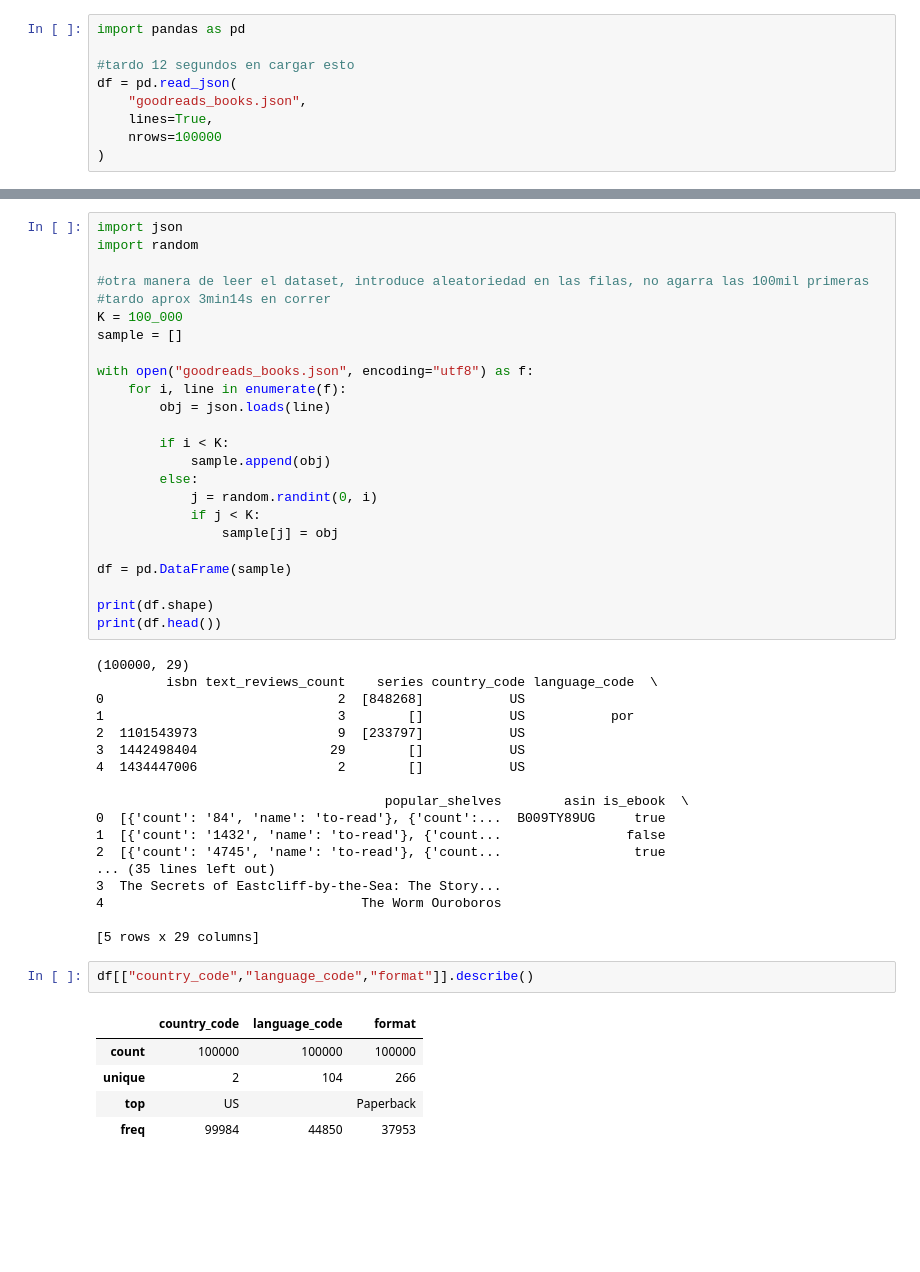
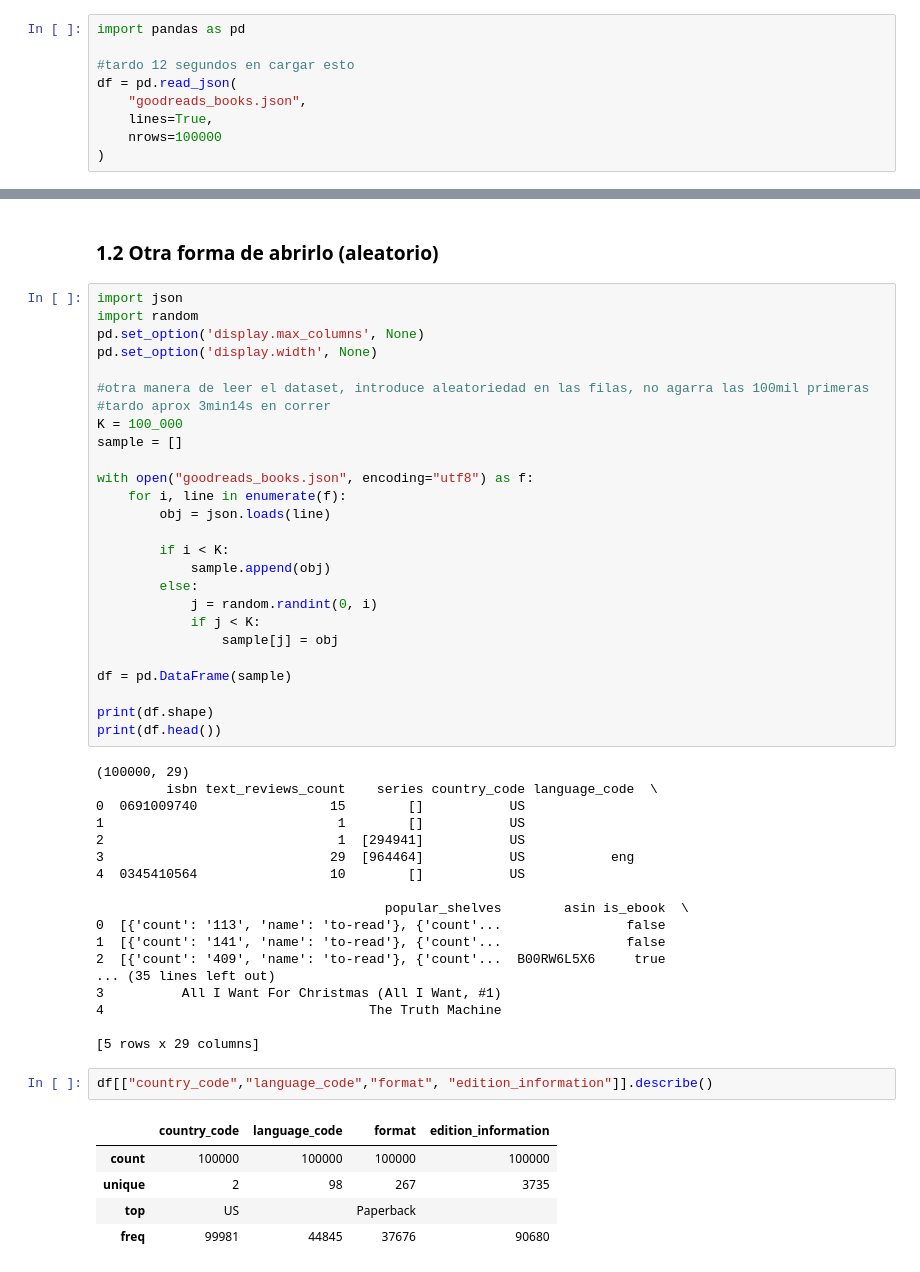
Before and after one commit to SolGarciaPereyra/Clasificador_Recomendador_Libros, a Jupyter notebook: explorando_dataset.ipynb, the cells around one changed output, grey strips where cells are left out. Cells and saved outputs as stored; diff of their text form; blank space fills up the shorter version.

```diff
--- a/explorando_dataset.ipynb
+++ b/explorando_dataset.ipynb
@@ -45,6 +78,10 @@ df[["country_code","language_code","format"]].describe()
+# %% [markdown]
+### 1.2 Otra forma de abrirlo (aleatorio)
 # %%
 import json
 import random
+pd.set_option('display.max_columns', None)
+pd.set_option('display.width', None)
 
 #otra manera de leer el dataset, introduce aleatoriedad en las filas, no agarra las 100mil primeras
 #tardo aprox 3min14s en correr
@@ -69,26 +106,26 @@ print(df.head())
 # %% [output]
 (100000, 29)
          isbn text_reviews_count    series country_code language_code  \
-0                              2  [848268]           US
-1                              3        []           US           por
-2  1101543973                  9  [233797]           US
-3  1442498404                 29        []           US
-4  1434447006                  2        []           US
+0  0691009740                 15        []           US
+1                              1        []           US
+2                              1  [294941]           US
+3                             29  [964464]           US           eng
+4  0345410564                 10        []           US
 
                                      popular_shelves        asin is_ebook  \
-0  [{'count': '84', 'name': 'to-read'}, {'count':...  B009TY89UG     true
-1  [{'count': '1432', 'name': 'to-read'}, {'count...                false
-2  [{'count': '4745', 'name': 'to-read'}, {'count...                 true
+0  [{'count': '113', 'name': 'to-read'}, {'count'...                false
+1  [{'count': '141', 'name': 'to-read'}, {'count'...                false
+2  [{'count': '409', 'name': 'to-read'}, {'count'...  B00RW6L5X6     true
 ... (35 lines left out)
-3  The Secrets of Eastcliff-by-the-Sea: The Story...
-4                                 The Worm Ouroboros
+3          All I Want For Christmas (All I Want, #1)
+4                                  The Truth Machine
 
 [5 rows x 29 columns]
 # %%
-df[["country_code","language_code","format"]].describe()
+df[["country_code","language_code","format", "edition_information"]].describe()
 # %% [output]
-|  | country_code | language_code | format |
-| count | 100000 | 100000 | 100000 |
-| unique | 2 | 104 | 266 |
-| top | US |  | Paperback |
-| freq | 99984 | 44850 | 37953 |
+|  | country_code | language_code | format | edition_information |
+| count | 100000 | 100000 | 100000 | 100000 |
+| unique | 2 | 98 | 267 | 3735 |
+| top | US |  | Paperback |  |
+| freq | 99981 | 44845 | 37676 | 90680 |
```
Also changed, not shown: parts of 19 cells of this notebook, 1 other file.
